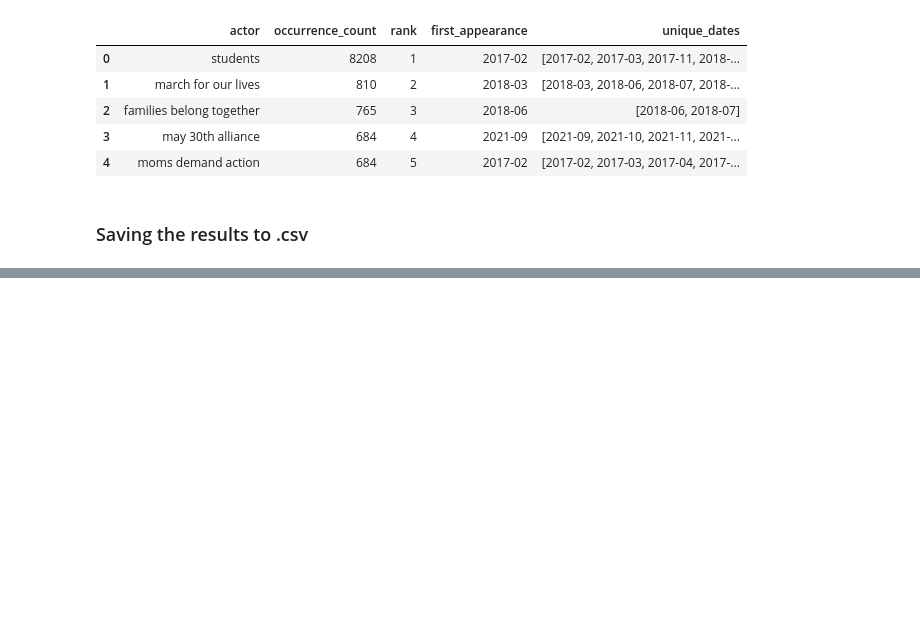
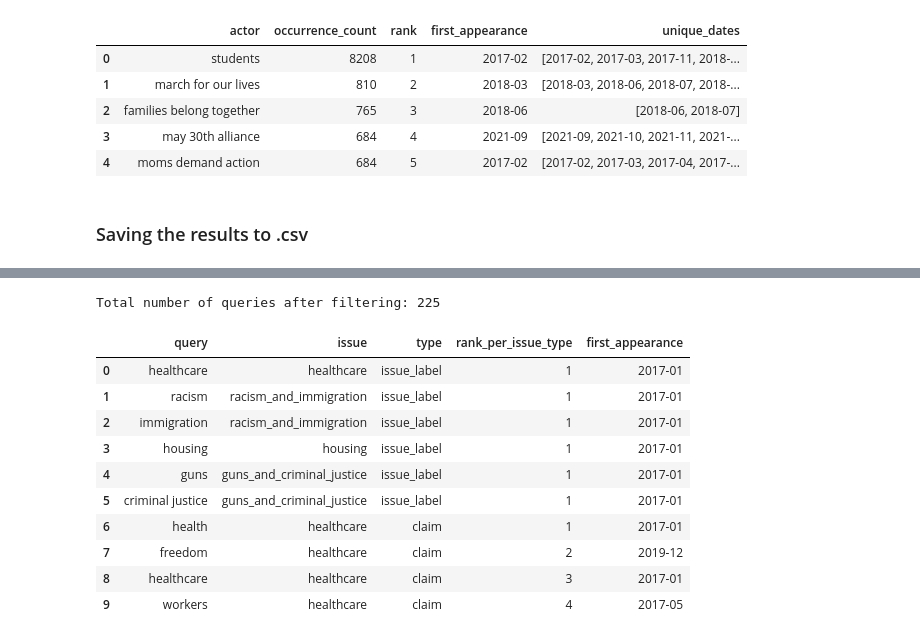
Before and after one commit to pablo-fdz/F-N_hw1, a Jupyter notebook: creating_gtrend_urls.ipynb, the cells around one changed output, grey strips where cells are left out. Drawn from its saved outputs; the diff is of its cells as text; code cells hidden in the pictures; blank space fills up the shorter version.

```diff
--- a/creating_gtrend_urls.ipynb
+++ b/creating_gtrend_urls.ipynb
@@ -901,0 +1169,18 @@ guns_top_actors.to_csv('clean_data/top_actors/guns_and_criminal_justice_top_acto
+# %%
+# Keep only the rows for which the rank per issue and type is lower than or equal to 20
+df_queries_red = df_queries[df_queries['rank_per_issue_type'] <= 30].reset_index(drop=True)
+print(f'Total number of queries after filtering: {len(df_queries_red)}')
+df_queries_red.head(10)
+# %% [output]
+Total number of queries after filtering: 225
+|  | query | issue | type | rank_per_issue_type | first_appearance |
+| 0 | healthcare | healthcare | issue_label | 1 | 2017-01 |
+| 1 | racism | racism_and_immigration | issue_label | 1 | 2017-01 |
+| 2 | immigration | racism_and_immigration | issue_label | 1 | 2017-01 |
+| 3 | housing | housing | issue_label | 1 | 2017-01 |
+| 4 | guns | guns_and_criminal_justice | issue_label | 1 | 2017-01 |
+| 5 | criminal justice | guns_and_criminal_justice | issue_label | 1 | 2017-01 |
+| 6 | health | healthcare | claim | 1 | 2017-01 |
+| 7 | freedom | healthcare | claim | 2 | 2019-12 |
+| 8 | healthcare | healthcare | claim | 3 | 2017-01 |
+| 9 | workers | healthcare | claim | 4 | 2017-05 |
```
Also changed, not shown: parts of 35 cells of this notebook, 3 other files.
